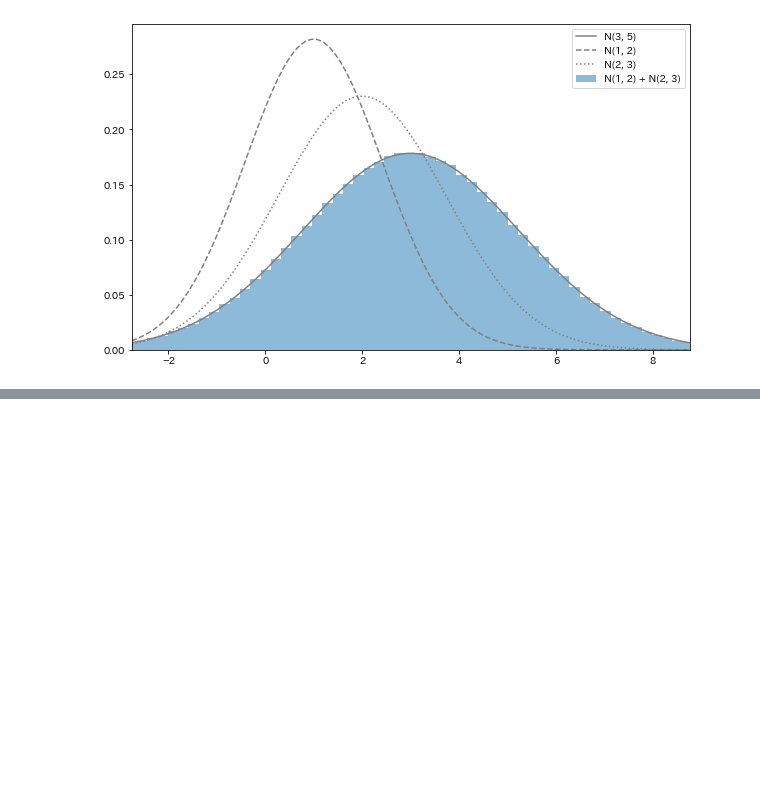
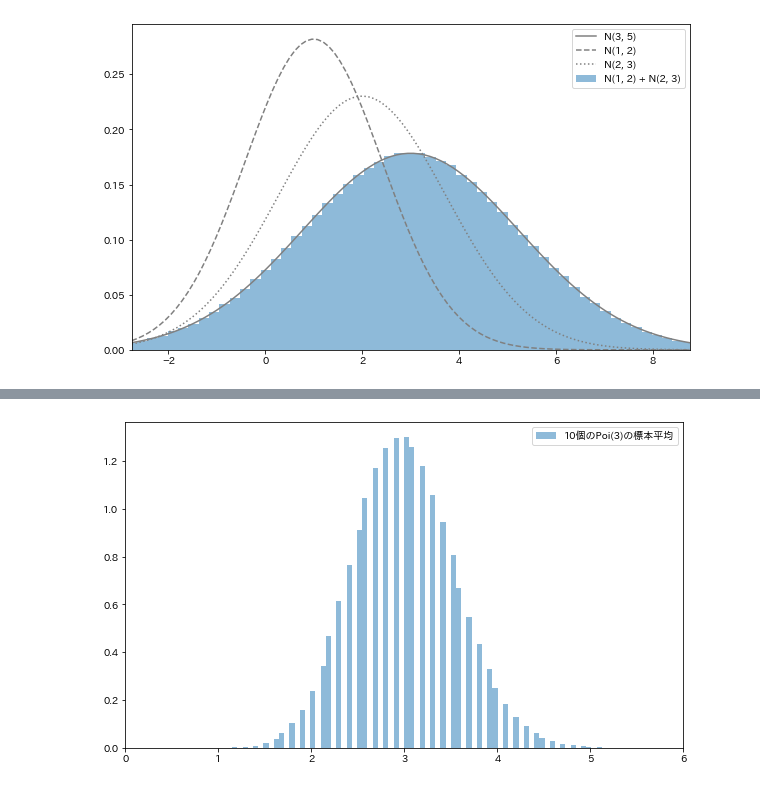
Before and after one commit to yuyahy/Statistical-Analysis-with-Python, a Jupyter notebook: Chap9_Independent_and_Identically_Distributed.ipynb, the cells around one changed output, grey strips where cells are left out. Saved outputs shown, nothing was run; the diff lists cells and outputs as text; code cells hidden in the pictures; blank space fills up the shorter version.

```diff
--- a/Chap9_Independent_and_Identically_Distributed.ipynb
+++ b/Chap9_Independent_and_Identically_Distributed.ipynb
@@ -107,0 +222,12 @@ plt.show()
+# %%
+fig = plt.figure(figsize=(10, 6))
+ax = fig.add_subplot(111)
+
+ax.hist(sample_mean, bins=100, density=True,
+       alpha=0.5, label='10個のPoi(3)の標本平均')
+
+ax.legend()
+ax.set_xlim(0, 6)
+plt.show()
+# %% [output]
+[figure, added]
```
Also changed, not shown: parts of 9 cells of this notebook.
